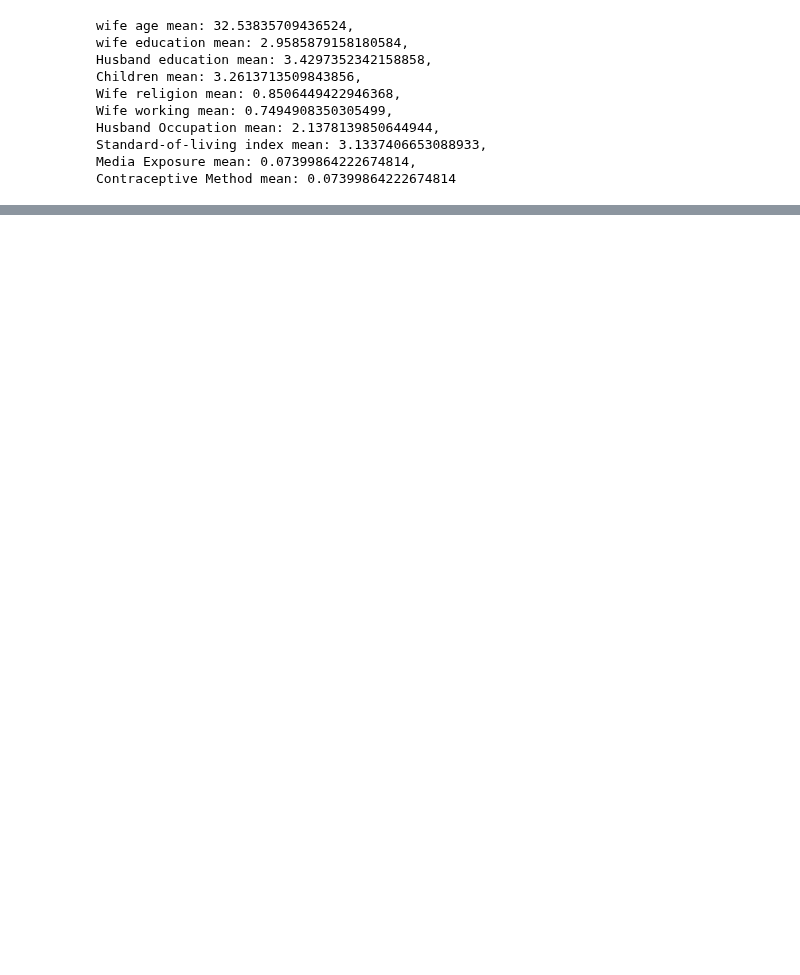
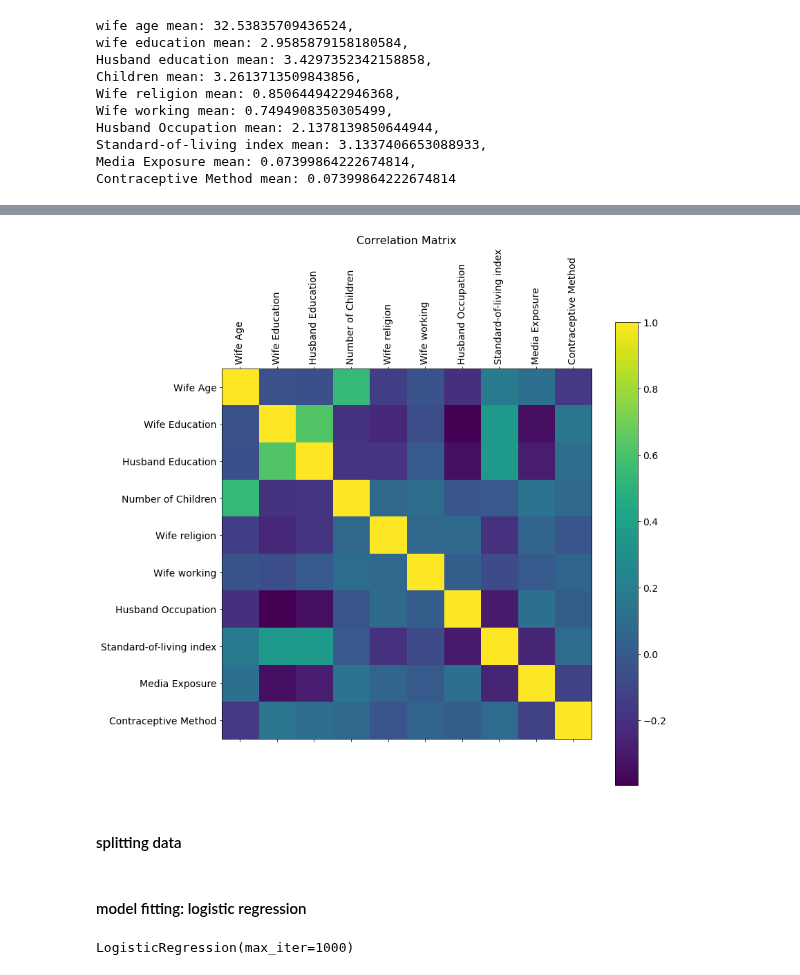
Before and after one commit to promeinoor/Quantitative-Analysis-of-Contraceptive-Method-Choice-Dataset, a Jupyter notebook: Project of Contraceptive Method Choice.ipynb, the cells around one changed output, grey strips where cells are left out. Cells and saved outputs as stored; diff of their text form; code cells hidden in the pictures; blank space fills up the shorter version.

```diff
--- a/Project of Contraceptive Method Choice.ipynb
+++ b/Project of Contraceptive Method Choice.ipynb
@@ -150,0 +136,12 @@ edu, b = np.histogram(s2, bins=4)
+# %%
+plt.figure(figsize=(12,12))
+plt.matshow(data.corr(), fignum=1)
+plt.xticks(range(data.select_dtypes(['number']).shape[1]), data.select_dtypes(['number']).columns, fontsize=14, rotation=90)
+plt.yticks(range(data.select_dtypes(['number']).shape[1]), data.select_dtypes(['number']).columns, fontsize=14)
+cb = plt.colorbar()
+cb.ax.tick_params(labelsize=14)
+plt.title('Correlation Matrix', fontsize=16);
+# %% [output]
+[figure, added]
+# %% [markdown]
+#### splitting data
@@ -150,0 +154,9 @@ edu, b = np.histogram(s2, bins=4)
+# %% [markdown]
+#### model fitting: logistic regression
+# %%
+# define model
+logisticRegr = LogisticRegression(max_iter=1000)
+# fit model to training data
+logisticRegr.fit(X_train, y_train)
+# %% [output]
+LogisticRegression(max_iter=1000)
```
Also changed, not shown: parts of 27 cells of this notebook.
